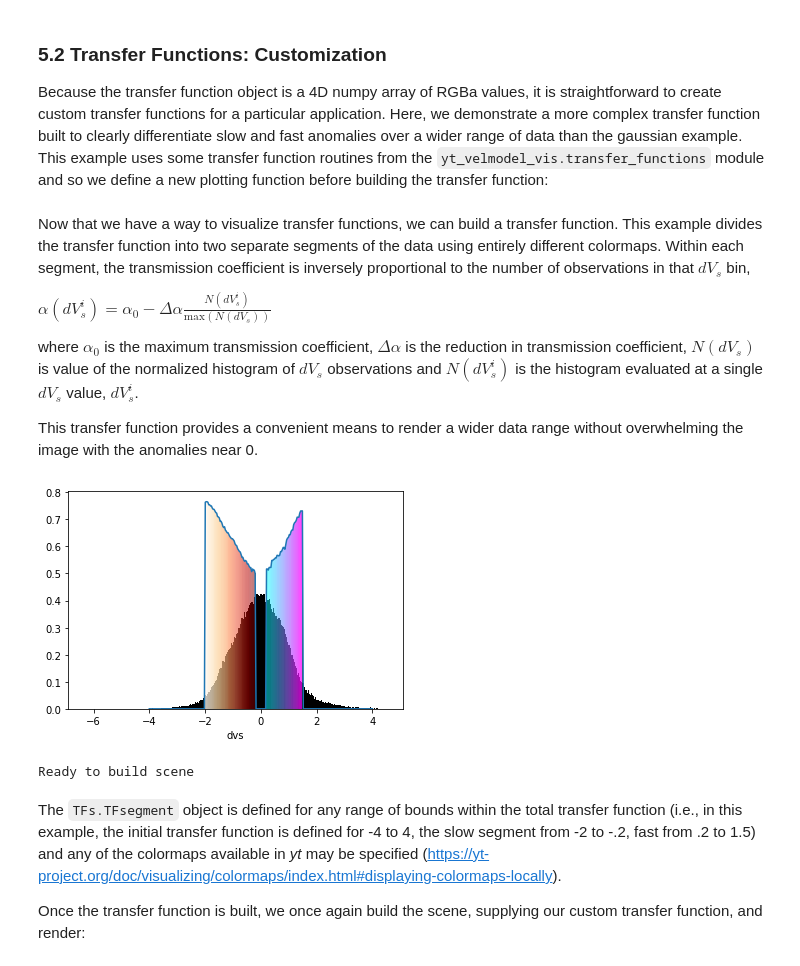
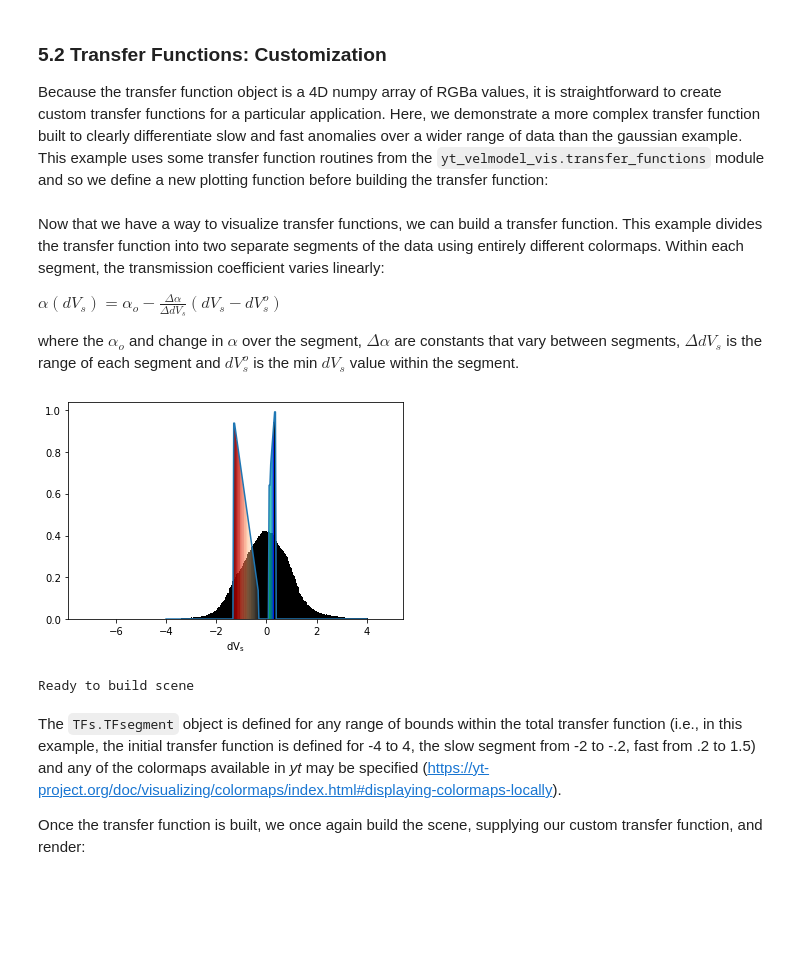
Before and after one commit to chrishavlin/yt_velmodel_vis, a Jupyter notebook: notebooks/Notebook_3DseismicVis.ipynb, the cells around one changed output. Drawn from its saved outputs; the diff is of its cells as text; code cells hidden in the pictures; blank space fills up the shorter version.

```diff
--- a/notebooks/Notebook_3DseismicVis.ipynb
+++ b/notebooks/Notebook_3DseismicVis.ipynb
@@ -72,7 +71,7 @@ datafld='dvs' # the field to visualize, must be a variable in the netCDF file
 
 # set the interpolation dictionary. If the interpolation for this model does
 # not exist, SM.netcdf() will build it.
-interp_dict={'field':datafld,'max_dist':50000,'res':[30000,30000,30000],
+interp_dict={'field':datafld,'max_dist':50000,'res':[10000,10000,10000],
               'input_units':'m','interpChunk':int(1e7)}
 
 # load the model
@@ -271,39 +284,38 @@ def plotTf(tfOb):
     ax=plt.axes()
     ax=tfOb.addHist(ax=ax,density=True,color=(0.,0.,0.,1.))
     ax=tfOb.addTFtoPlot(ax=ax)
-    ax.set_xlabel('dvs')
+    ax.set_xlabel('$\mathregular{dV_s}$')
     plt.show()
 # %% [markdown]
-Now that we have a way to visualize transfer functions, we can build a transfer function. This example divides the transfer function into two separate segments of the data using entirely different colormaps. Within each segment, the transmission coefficient is inversely proportional to the number of observations in that $dV_s$ bin,
+Now that we have a way to visualize transfer functions, we can build a transfer function. This example divides the transfer function into two separate segments of the data using entirely different colormaps. Within each segment, the transmission coefficient varies linearly:
 
-$\alpha(dV_s^i) = \alpha_0 - \Delta{\alpha} \frac{N(dV_s^i)}{\mathrm{max}(N(dV_s))}$
+$\alpha(dV_s) = \alpha_o - \frac{\Delta{\alpha}}{\Delta{dV_s}}(dV_s-dV_s^o) $
 
-where $\alpha_0$ is the maximum transmission coefficient, $\Delta{\alpha}$ is the reduction in transmission coefficient, $N(dV_s)$ is value of the normalized histogram of $dV_s$ observations and $N(dV_s^i)$ is the histogram evaluated at a single $dV_s$ value,  $dV_s^i$.
-
-This transfer function provides a convenient means to render a wider data range without overwhelming the image with the anomalies near 0.
+where the $\alpha_o$ and change in $\alpha$ over the segment, $\Delta{\alpha}$ are constants that vary between segments, $\Delta{dV_s}$ is the range of each segment and $dV_s^o$ is the min $dV_s$ value within the segment.
 # %%
 # setting up transfer functions
 tfOb = TFs.dv(data[datafld].ravel(),bounds=[-4,4])
 
-def alphaHist(histData,maxAlpha,alphaFac):
-    if alphaFac>maxAlpha:
-        alphaFac=maxAlpha
-    return maxAlpha - alphaFac*histData/histData.max()
+# segment 1, slow anomalies
+bnds=[-1.3,-.3]
+TFseg=TFs.TFsegment(tfOb,bounds=bnds,cmap='OrRd_r')
+alpha_o=0.95
+Dalpha=-0.85
+alpha=alpha_o + Dalpha/(bnds[1]-bnds[0]) * (TFseg.dvbins_c-bnds[0])
+tfOb.addTFsegment(alpha,TFseg)
 
-bnds=[-2,-.2]
-TFseg=TFs.TFsegment(tfOb,bounds=bnds,cmap='OrRd')
-histData,_=tfOb.calcHist(bin_edges=TFseg.dvbins)
-tfOb.addTFsegment(alphaHist(histData,.8,0.3),TFseg)
-
-bnds=[.2,1.5]
-TFseg=TFs.TFsegment(tfOb,bounds=bnds,cmap='cool')
-histData,_=tfOb.calcHist(bin_edges=TFseg.dvbins)
-tfOb.addTFsegment(alphaHist(histData,.8,0.3),TFseg)
+# segment 2, fast anomalies
+bnds=[.1,.35]
+TFseg=TFs.TFsegment(tfOb,bounds=bnds,cmap='winter_r')
+alpha_o=.6
+Dalpha=.4
+alpha=alpha_o+ Dalpha/(bnds[1]-bnds[0]) * (TFseg.dvbins_c-bnds[0])
+tfOb.addTFsegment(alpha,TFseg)
 
 plotTf(tfOb)
 print("Ready to build scene")
 # %% [output]
-[figure, old version]
+[figure, new version]
 Ready to build scene
 # %% [markdown]
 The `TFs.TFsegment` object is defined for any range of bounds within the total transfer function (i.e., in this example, the initial transfer function is defined for -4 to 4, the slow segment from -2 to -.2, fast from .2 to 1.5) and any of the colormaps available in *yt* may be specified (https://yt-project.org/doc/visualizing/colormaps/index.html#displaying-colormaps-locally).
```
Also changed, not shown: parts of 22 cells of this notebook, 5 other files.
